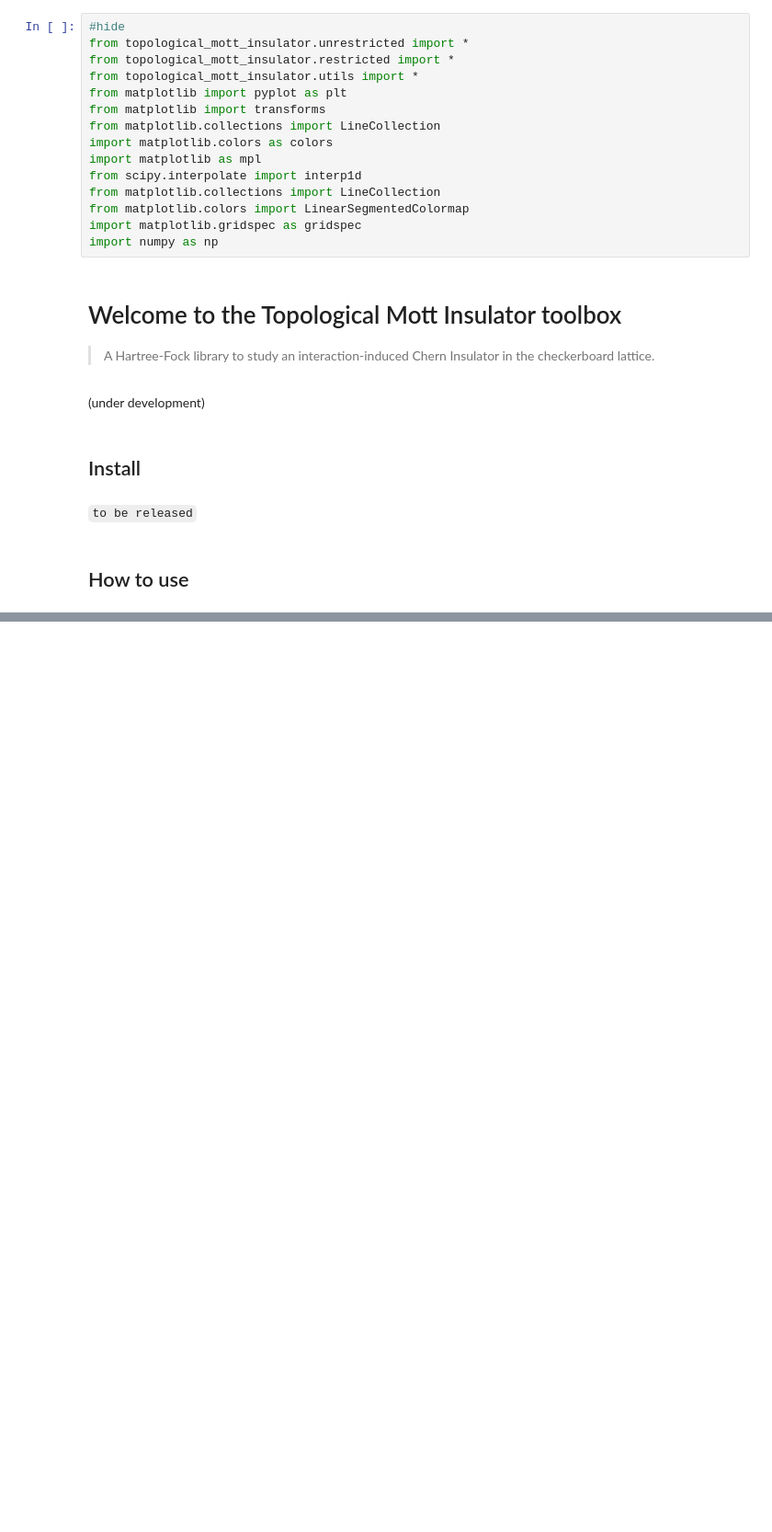
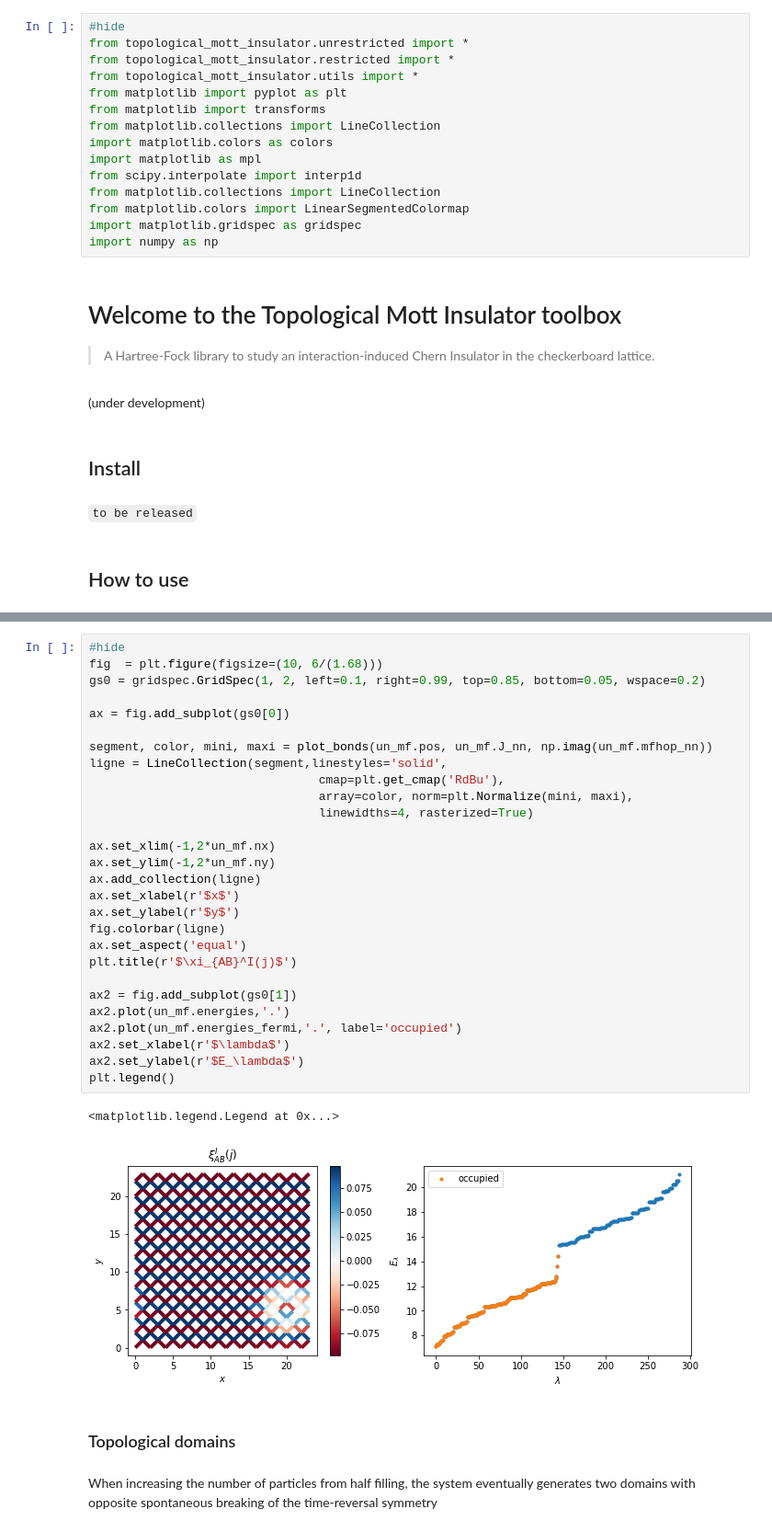
Before and after one commit to SergiJulia94/topological_mott_insulator, a Jupyter notebook: index.ipynb, the cells around one changed output, grey strips where cells are left out. Shown at 92% size. Drawn from its saved outputs; the diff is of its cells as text; blank space fills up the shorter version.

```diff
--- a/index.ipynb
+++ b/index.ipynb
@@ -159,0 +186,35 @@ plt.legend()
+# %%
+#hide
+fig  = plt.figure(figsize=(10, 6/(1.68)))
+gs0 = gridspec.GridSpec(1, 2, left=0.1, right=0.99, top=0.85, bottom=0.05, wspace=0.2)
+
+ax = fig.add_subplot(gs0[0])
+
+segment, color, mini, maxi = plot_bonds(un_mf.pos, un_mf.J_nn, np.imag(un_mf.mfhop_nn))
+ligne = LineCollection(segment,linestyles='solid',
+                                cmap=plt.get_cmap('RdBu'),
+                                array=color, norm=plt.Normalize(mini, maxi),
+                                linewidths=4, rasterized=True)
+
+ax.set_xlim(-1,2*un_mf.nx)
+ax.set_ylim(-1,2*un_mf.ny)
+ax.add_collection(ligne)
+ax.set_xlabel(r'$x$')
+ax.set_ylabel(r'$y$')
+fig.colorbar(ligne)
+ax.set_aspect('equal')
+plt.title(r'$\xi_{AB}^I(j)$')
+
+ax2 = fig.add_subplot(gs0[1])
+ax2.plot(un_mf.energies,'.')
+ax2.plot(un_mf.energies_fermi,'.', label='occupied')
+ax2.set_xlabel(r'$\lambda$')
+ax2.set_ylabel(r'$E_\lambda$')
+plt.legend()
+# %% [output]
+<matplotlib.legend.Legend at 0x...>
+[figure, added]
+# %% [markdown]
+### Topological domains
+# %% [markdown]
+When increasing the number of particles from half filling, the system eventually generates two domains with opposite spontaneous breaking of the time-reversal symmetry
```
Also changed, not shown: parts of 15 cells of this notebook, 5 other files.
